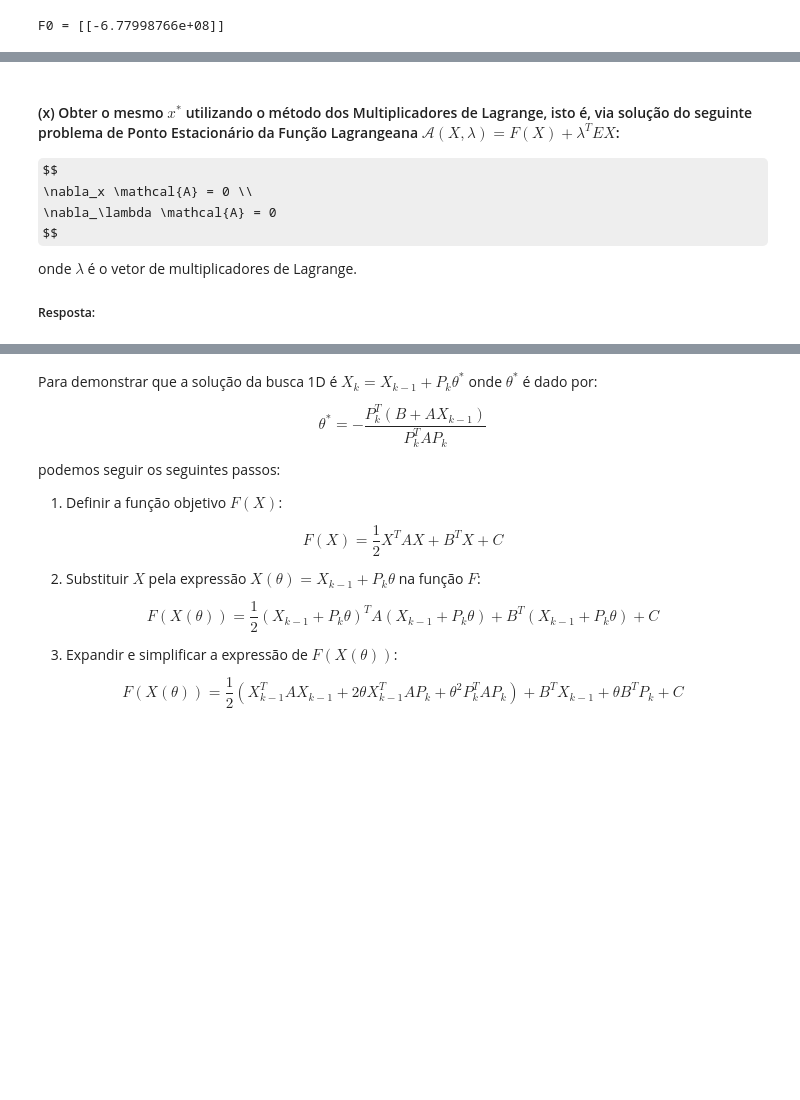
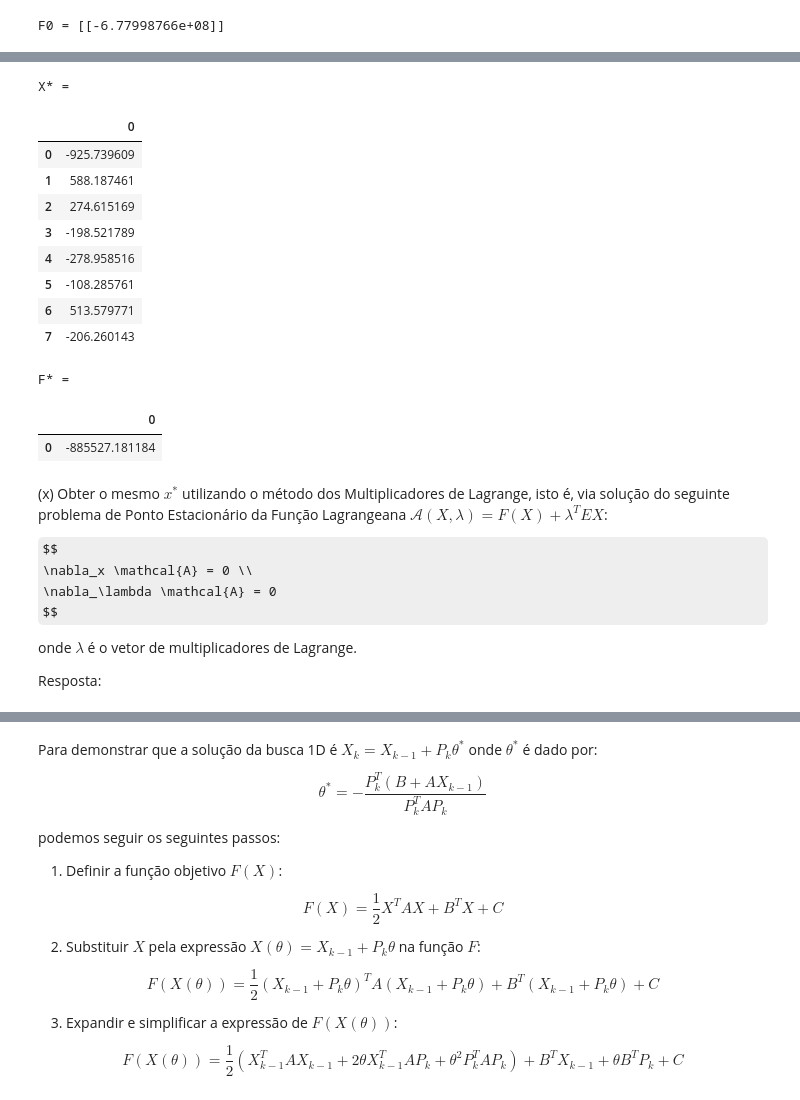
Before and after one commit to davibelo/EQE703_trabalho_1, a Jupyter notebook: res_questao_1.ipynb, the cells around one changed output, grey strips where cells are left out. Cells and saved outputs as stored; diff of their text form; code cells hidden in the pictures; some formulas as TeX source; blank space fills up the shorter version.

```diff
--- a/res_questao_1.ipynb
+++ b/res_questao_1.ipynb
@@ -1182,5 +1219,33 @@ Resposta:
+# %%
+# Find K* to satisfy E(KZ) = 0
+K_star = scipy.linalg.null_space(E)
+
+# Calculate X* with the equation above
+X_star1 = -K_star @ np.linalg.inv(K_star.T @ A @ K_star) @ K_star.T @ B
+
+print('X* = ')
+display_as_dataframe(X_star1)
+# %% [output]
+X* =
+|  | 0 |
+| 0 | -925.739609 |
+| 1 | 588.187461 |
+| 2 | 274.615169 |
+| 3 | -198.521789 |
+| 4 | -278.958516 |
+| 5 | -108.285761 |
+| 6 | 513.579771 |
+| 7 | -206.260143 |
+# %%
+F_star1 = 0.5 * X_star1.T @ A @ X_star1 + B.T @ X_star1 + C
+print('F* = ')
+display_as_dataframe(F_star1)
+# %% [output]
+F* =
+|  | 0 |
+| 0 | -885527.181184 |
 # %% [markdown]
-#### (x) Obter o mesmo $x^*$ utilizando o método dos Multiplicadores de Lagrange, isto é, via solução do seguinte problema de Ponto Estacionário da Função Lagrangeana $\mathcal{A}(X, \lambda) = F(X) + \lambda^T EX$:
+(x) Obter o mesmo $x^*$ utilizando o método dos Multiplicadores de Lagrange, isto é, via solução do seguinte problema de Ponto Estacionário da Função Lagrangeana $\mathcal{A}(X, \lambda) = F(X) + \lambda^T EX$:
 
 $$
 \nabla_x \mathcal{A} = 0 \\
@@ -1189,4 +1254,4 @@ $$
 
 onde $\lambda$ é o vetor de multiplicadores de Lagrange.
 
-##### Resposta:
+Resposta:
```
Also changed, not shown: parts of 21 cells of this notebook.
